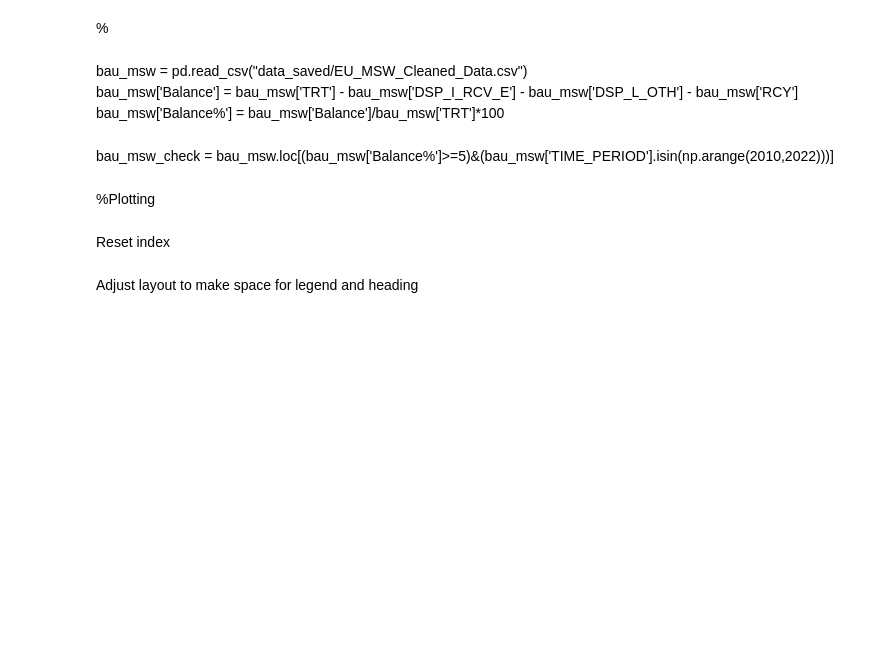
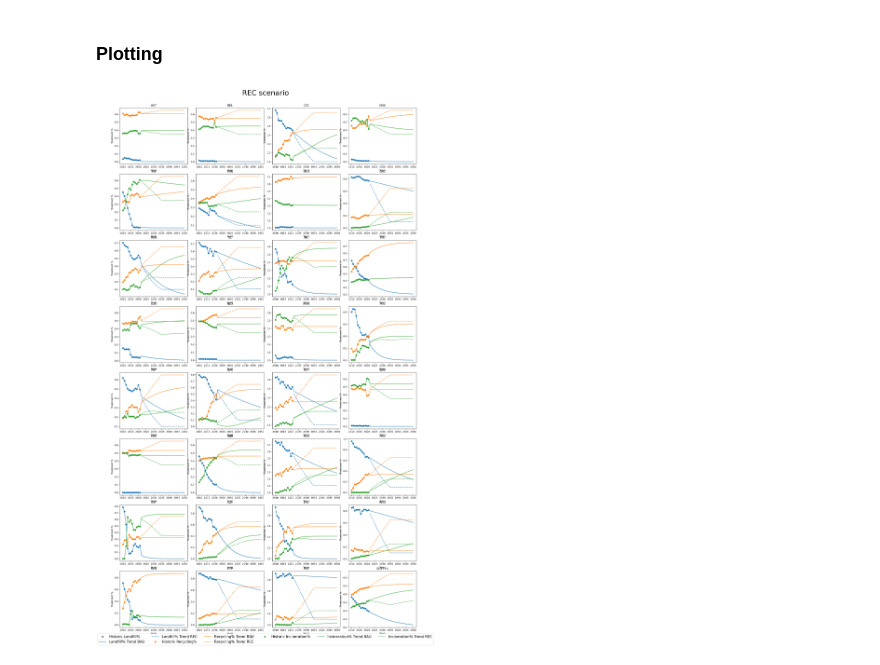
Before and after one commit to SowmyaMRavisandiran/MSWI_Ash, a Jupyter notebook: model/2.2 scenarios.ipynb, the cells around one changed output. Saved outputs shown, nothing was run; the diff lists cells and outputs as text; code cells hidden in the pictures; blank space fills up the shorter version.

```diff
--- a/model/2.2 scenarios.ipynb
+++ b/model/2.2 scenarios.ipynb
@@ -14,4 +16,4 @@ from scipy.optimize import minimize, curve_fit, show_options
 from functools import partial
 # %%
 parameter = pd.read_csv("../data/processed/inc_proj_parameters.csv")
-bau_data = pd.read_csv("../data/processed/BAU_MSW_updated.csv", index_col = 0)
+bau_data = pd.read_csv("../data/results/BAU_MSW_updated.csv", index_col = 0)
@@ -91,10 +33,2 @@ def get_inc_until2050(bau_rcy,bau_dis):
 # %% [markdown]
-%
+### Plotting
-# %% [markdown]
-bau_msw = pd.read_csv("data_saved/EU_MSW_Cleaned_Data.csv")<br>
-bau_msw['Balance'] = bau_msw['TRT'] - bau_msw['DSP_I_RCV_E'] - bau_msw['DSP_L_OTH'] - bau_msw['RCY']<br>
-bau_msw['Balance%'] = bau_msw['Balance']/bau_msw['TRT']*100
-# %% [markdown]
-bau_msw_check = bau_msw.loc[(bau_msw['Balance%']>=5)&(bau_msw['TIME_PERIOD'].isin(np.arange(2010,2022)))]
-# %% [markdown]
-%Plotting
@@ -107,4 +35,9 @@ legend_labels = ['Historic Landfill%','Landfill% Trend BAU','Landfill% Trend REC
 # %%
+fig, axs = plt.subplots(8, 4, figsize=(20, 35))
+axs=axs.flatten()
+legend_handles = []
+#legend_labels = ['Historic Landfill%','Landfill% Trend BAU','Landfill fit target','Landfill% Trend REC', 'Historic Recycling%', 'Recycling% Trend BAU', 'Recycling fit target','Recycling% Trend REC','Historic Incineration%','Incineration% Trend BAU', 'Incineration fit target','Incineration% Trend REC']
+legend_labels = ['Historic Landfill%','Landfill% Trend BAU','Landfill% Trend REC', 'Historic Recycling%', 'Recycling% Trend BAU', 'Recycling% Trend REC','Historic Incineration%','Incineration% Trend BAU', 'Incineration% Trend REC']
 i=0
 rec_data = rec_data.set_index(['LOCATION','TIME'])
 for region in bau_data['LOCATION'].unique():
@@ -113,16 +46,15 @@ for region in bau_data['LOCATION'].unique():
     reg_bau_data = bau_data.loc[bau_data['LOCATION']==region]
     #print(reg_bau_data)
 
-    rec_rcy = check_bau_rcy(reg_bau_data)
-    rec_dis = check_bau_dis(reg_bau_data)
-    rec_inc = get_inc_until2050(rec_rcy, rec_dis)
+    rec_rcy = get_rec_data(reg_bau_data, 'RCY%', 0.65)
+    rec_dis = get_rec_data(reg_bau_data, 'DIS%', 0.10)
+    rec_combined = pd.merge(rec_rcy, rec_dis, on='TIME', how='outer')
+    rec_inc = get_rec_data(reg_bau_data, 'INC%', rec_data = rec_combined)
 
 
-    reg_rec_data = pd.DataFrame({'TIME':np.arange(2021,2051),'RCY%':rec_rcy['RCY%'],'DIS%':rec_dis['DIS%'],'INC%':rec_inc['INC%']})
+    reg_rec_data = pd.merge(rec_combined, rec_inc, on='TIME', how='outer')
     reg_rec_data['LOCATION'] = region
 
-
-    #print(reg_rec_data)
 
     #plotting time series of Landfill %
     lines = axs[i].plot(reg_bau_data.loc[reg_bau_data['TIME']<=2021]['TIME'],reg_bau_data.loc[reg_bau_data['TIME']<=2021]['DIS%'],'o', label='Historic Landfill%', color = '#1f77b4')
@@ -135,30 +67,54 @@ for region in bau_data['LOCATION'].unique():
     legend_handles.extend(lines)
 
     #Recycling %
 
     #plotting time series of recycling %
     lines = axs[i].plot(reg_bau_data.loc[reg_bau_data['TIME']<=2021]['TIME'],reg_bau_data.loc[reg_bau_data['TIME']<=2021]['RCY%'],'o', label = 'Historic Recycling%', color='#ff7f0e')
     legend_handles.extend(lines)
     x = np.arange(2010,2051)
     lines = axs[i].plot(x, reg_bau_data['RCY%'].loc[reg_bau_data['TIME'].isin(x)],'-',label = 'Recycling% Trend BAU', color = '#ff7f0e')
     legend_handles.extend(lines)
     lines = axs[i].plot(reg_rec_data.loc[reg_rec_data['TIME']>=2022]['TIME'],reg_rec_data.loc[reg_rec_data['TIME']>=2022]['RCY%'],'--',label = 'Recycling% Trend REC', color = '#ff7f0e')
     legend_handles.extend(lines)
 
     #plotting time series of incineration %
     lines = axs[i].plot(reg_bau_data.loc[reg_bau_data['TIME']<=2021]['TIME'],reg_bau_data.loc[reg_bau_data['TIME']<=2021]['INC%'], 'o', label = 'Historic Incineration%', color = '#2ca02c')
     legend_handles.extend(lines)
     x = np.arange(2010,2051)
     lines = axs[i].plot(x, reg_bau_data['INC%'].loc[reg_bau_data['TIME'].isin(x)],'-',label = 'Incineration% Trend BAU', color = '#2ca02c')
     legend_handles.extend(lines)
 
     lines = axs[i].plot(reg_rec_data.loc[reg_rec_data['TIME']>=2022]['TIME'],reg_rec_data.loc[reg_rec_data['TIME']>=2022]['INC%'],'--',label = 'Incineration% Trend REC', color = '#2ca02c')
     legend_handles.extend(lines)
 
     axs[i].set_title(region)
 
 
     #Update rec_data
     reg_rec_data = reg_rec_data.set_index(['LOCATION','TIME'])
     columns_to_update = ['RCY%', 'DIS%', 'INC%']
     rec_data.update(reg_rec_data[columns_to_update])
+    i+=1
+
+#Reset index
+rec_data.reset_index(inplace=True)
+#Adjust layout to make space for legend and heading
+plt.tight_layout(rect=[0, 0, 0.9, 0.93])
+#Set axis labels for subplots
+for ax in axs:
+    ax.set_xlabel('Years')
+    ax.set_ylabel('Treatment %')
+
+#Add a common legend for subplots
+fig.subplots_adjust(bottom=0.05)
+legend_subplot = fig.add_axes([0.1, 0.02, 0.7, 0.02])
+legend_subplot.axis('off')
+legend_subplot.legend(legend_handles, legend_labels, loc='center', ncol=6, fontsize=15)
+
+#Add title
+title = fig.suptitle('REC scenario', fontsize=30)
+title.set_position([0.45, 0.95])
+#title.set_y(0.95)
+plt.show()
+# %% [output]
+[figure, added]
@@ -167,2 +120,0 @@ for region in bau_data['LOCATION'].unique():
-# %% [markdown]
-Reset index
@@ -171,2 +120,0 @@ rec_data = rec_data.reset_index()
-# %% [markdown]
-Adjust layout to make space for legend and heading
```
Also changed, not shown: parts of 27 cells of this notebook, 8 other files.
